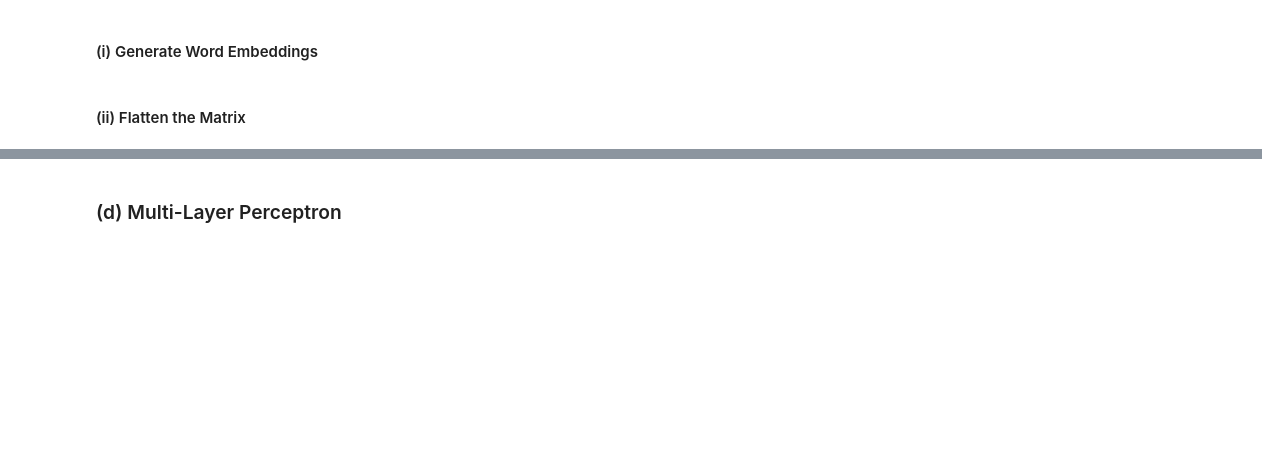
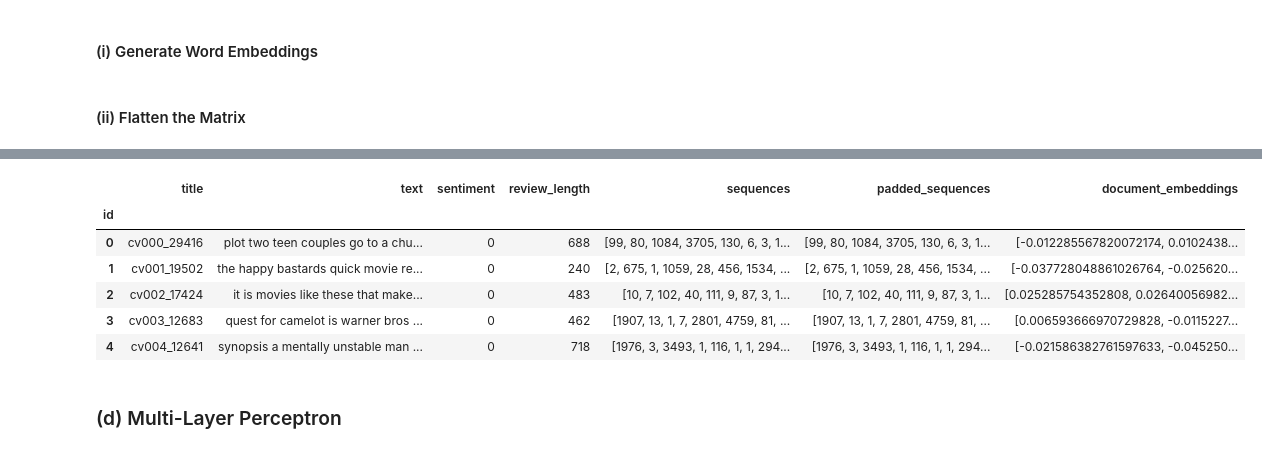
Before and after one commit to egunadi/dsci552-final-project, a Jupyter notebook: notebook/Gunadi_Eben_Final_Project.ipynb, the cells around one changed output, grey strips where cells are left out. Drawn from its saved outputs; the diff is of its cells as text; code cells hidden in the pictures; blank space fills up the shorter version.

```diff
--- a/notebook/Gunadi_Eben_Final_Project.ipynb
+++ b/notebook/Gunadi_Eben_Final_Project.ipynb
@@ -268,3 +369,13 @@ plt.show()
+# %%
+negative_df.head()
+# %% [output]
+|  | title | text | sentiment | review_length | sequences | padded_sequences | document_embeddings |
+| id |  |  |  |  |  |  |  |
+| 0 | cv000_29416 | plot two teen couples go to a chu... | 0 | 688 | [99, 80, 1084, 3705, 130, 6, 3, 1... | [99, 80, 1084, 3705, 130, 6, 3, 1... | [-0.012285567820072174, 0.0102438... |
+| 1 | cv001_19502 | the happy bastards quick movie re... | 0 | 240 | [2, 675, 1, 1059, 28, 456, 1534, ... | [2, 675, 1, 1059, 28, 456, 1534, ... | [-0.037728048861026764, -0.025620... |
+| 2 | cv002_17424 | it is movies like these that make... | 0 | 483 | [10, 7, 102, 40, 111, 9, 87, 3, 1... | [10, 7, 102, 40, 111, 9, 87, 3, 1... | [0.025285754352808, 0.02640056982... |
+| 3 | cv003_12683 | quest for camelot is warner bros ... | 0 | 462 | [1907, 13, 1, 7, 2801, 4759, 81, ... | [1907, 13, 1, 7, 2801, 4759, 81, ... | [0.006593666970729828, -0.0115227... |
+| 4 | cv004_12641 | synopsis a mentally unstable man ... | 0 | 718 | [1976, 3, 3493, 1, 116, 1, 1, 294... | [1976, 3, 3493, 1, 116, 1, 1, 294... | [-0.021586382761597633, -0.045250... |
 # %% [markdown]
 ### (d) Multi-Layer Perceptron
 # %% [markdown]
```
Also changed, not shown: parts of 14 cells of this notebook.
